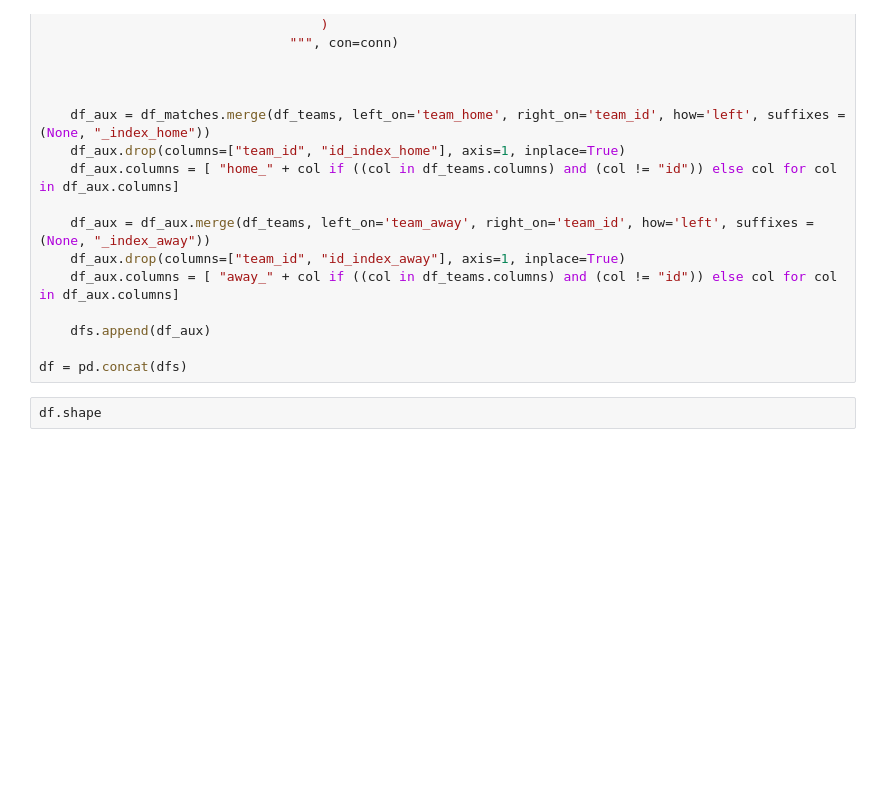
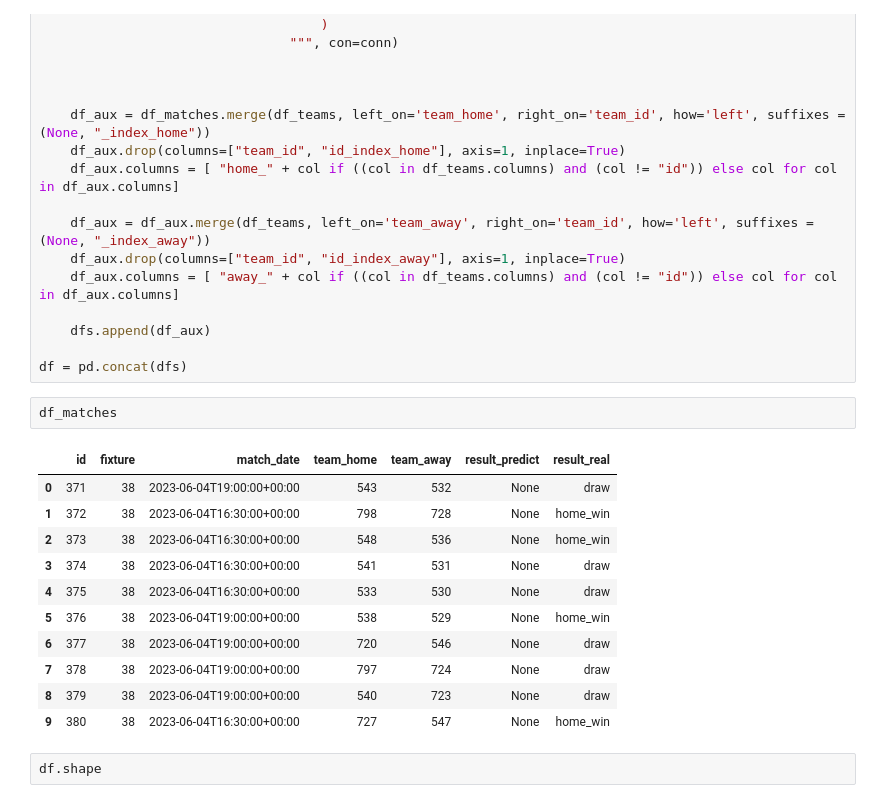
Before and after one commit to josmunpen/my-league-oracle, a Jupyter notebook: tests.ipynb, the cells around one changed output. Drawn from its saved outputs; the diff is of its cells as text; blank space fills up the shorter version.

```diff
--- a/tests.ipynb
+++ b/tests.ipynb
@@ -382,6 +383,20 @@ for fixture in available_fixtures:
     dfs.append(df_aux)
 
 df = pd.concat(dfs)
+# %%
+df_matches
+# %% [output]
+|  | id | fixture | match_date | team_home | team_away | result_predict | result_real |
+| 0 | 371 | 38 | 2023-06-04T19:00:00+00:00 | 543 | 532 | None | draw |
+| 1 | 372 | 38 | 2023-06-04T16:30:00+00:00 | 798 | 728 | None | home_win |
+| 2 | 373 | 38 | 2023-06-04T16:30:00+00:00 | 548 | 536 | None | home_win |
+| 3 | 374 | 38 | 2023-06-04T16:30:00+00:00 | 541 | 531 | None | draw |
+| 4 | 375 | 38 | 2023-06-04T16:30:00+00:00 | 533 | 530 | None | draw |
+| 5 | 376 | 38 | 2023-06-04T19:00:00+00:00 | 538 | 529 | None | home_win |
+| 6 | 377 | 38 | 2023-06-04T19:00:00+00:00 | 720 | 546 | None | draw |
+| 7 | 378 | 38 | 2023-06-04T19:00:00+00:00 | 797 | 724 | None | draw |
+| 8 | 379 | 38 | 2023-06-04T19:00:00+00:00 | 540 | 723 | None | draw |
+| 9 | 380 | 38 | 2023-06-04T16:30:00+00:00 | 727 | 547 | None | home_win |
 # %%
 df.shape
 # %% [output]
```
Also changed, not shown: parts of 31 cells of this notebook, 7 other files.
